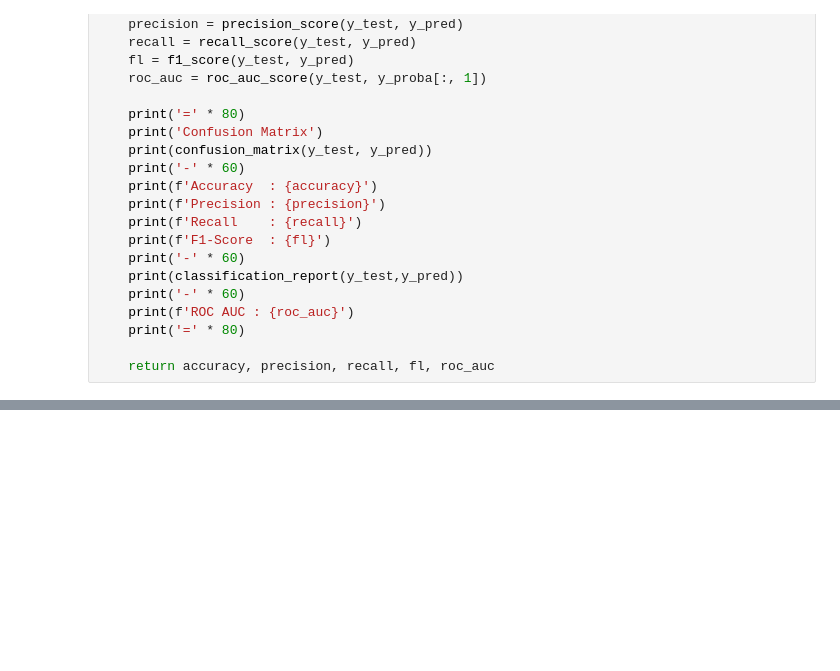
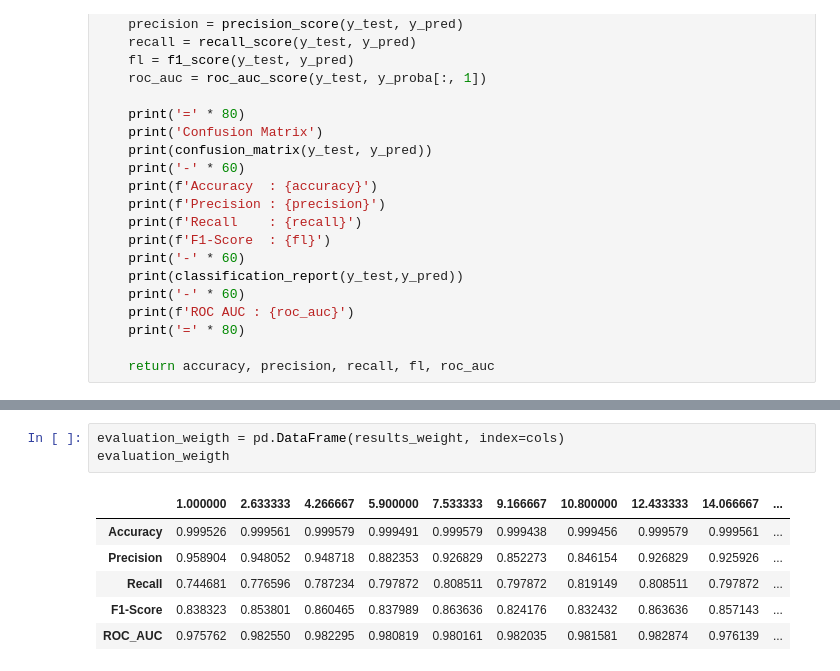
Before and after one commit to EnaJeong/kdigital-imbalanced-data-classification, a Jupyter notebook: Classification_CatBoost.ipynb, the cells around one changed output, grey strips where cells are left out. Drawn from its saved outputs; the diff is of its cells as text; blank space fills up the shorter version.

```diff
--- a/Classification_CatBoost.ipynb
+++ b/Classification_CatBoost.ipynb
@@ -208,0 +265,10 @@ plt.show()
+# %%
+evaluation_weigth = pd.DataFrame(results_weight, index=cols)
+evaluation_weigth
+# %% [output]
+|  | 1.000000 | 2.633333 | 4.266667 | 5.900000 | 7.533333 | 9.166667 | 10.800000 | 12.433333 | 14.066667 | ... |
+| Accuracy | 0.999526 | 0.999561 | 0.999579 | 0.999491 | 0.999579 | 0.999438 | 0.999456 | 0.999579 | 0.999561 | ... |
+| Precision | 0.958904 | 0.948052 | 0.948718 | 0.882353 | 0.926829 | 0.852273 | 0.846154 | 0.926829 | 0.925926 | ... |
+| Recall | 0.744681 | 0.776596 | 0.787234 | 0.797872 | 0.808511 | 0.797872 | 0.819149 | 0.808511 | 0.797872 | ... |
+| F1-Score | 0.838323 | 0.853801 | 0.860465 | 0.837989 | 0.863636 | 0.824176 | 0.832432 | 0.863636 | 0.857143 | ... |
+| ROC_AUC | 0.975762 | 0.982550 | 0.982295 | 0.980819 | 0.980161 | 0.982035 | 0.981581 | 0.982874 | 0.976139 | ... |
```
Also changed, not shown: parts of 12 cells of this notebook.
